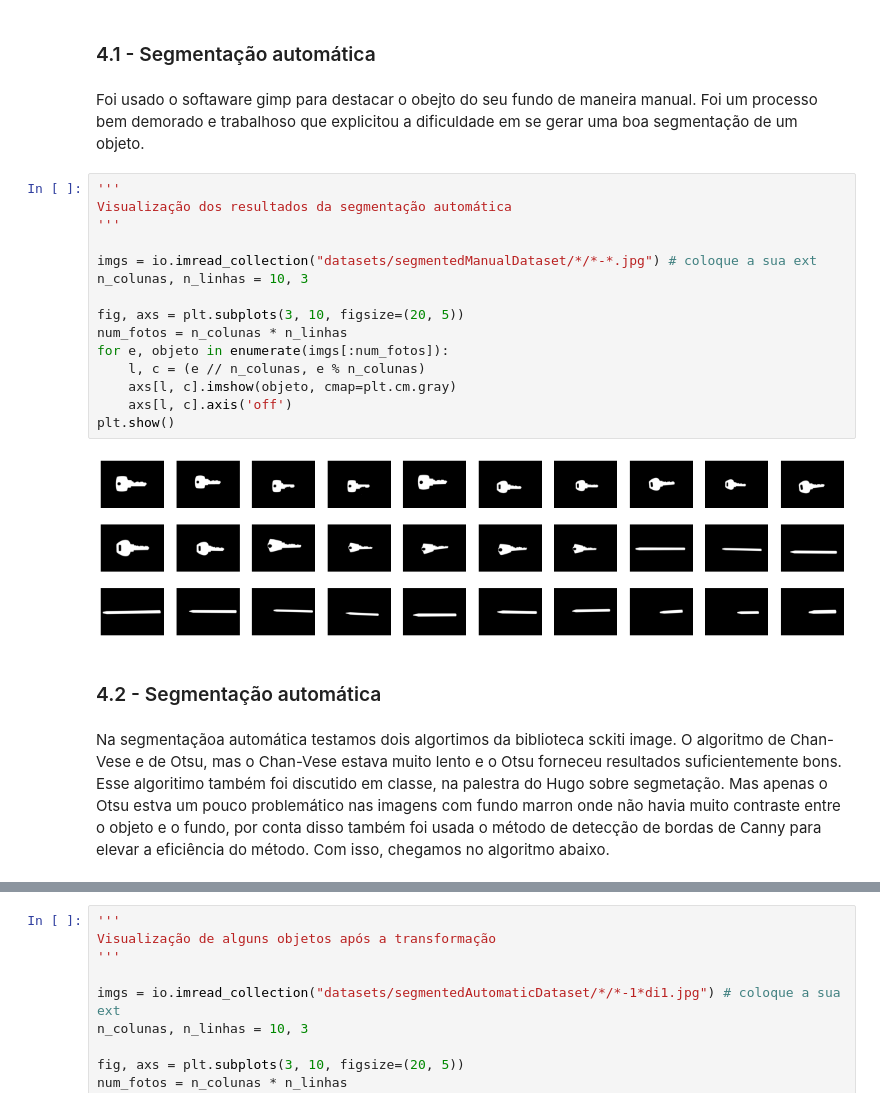
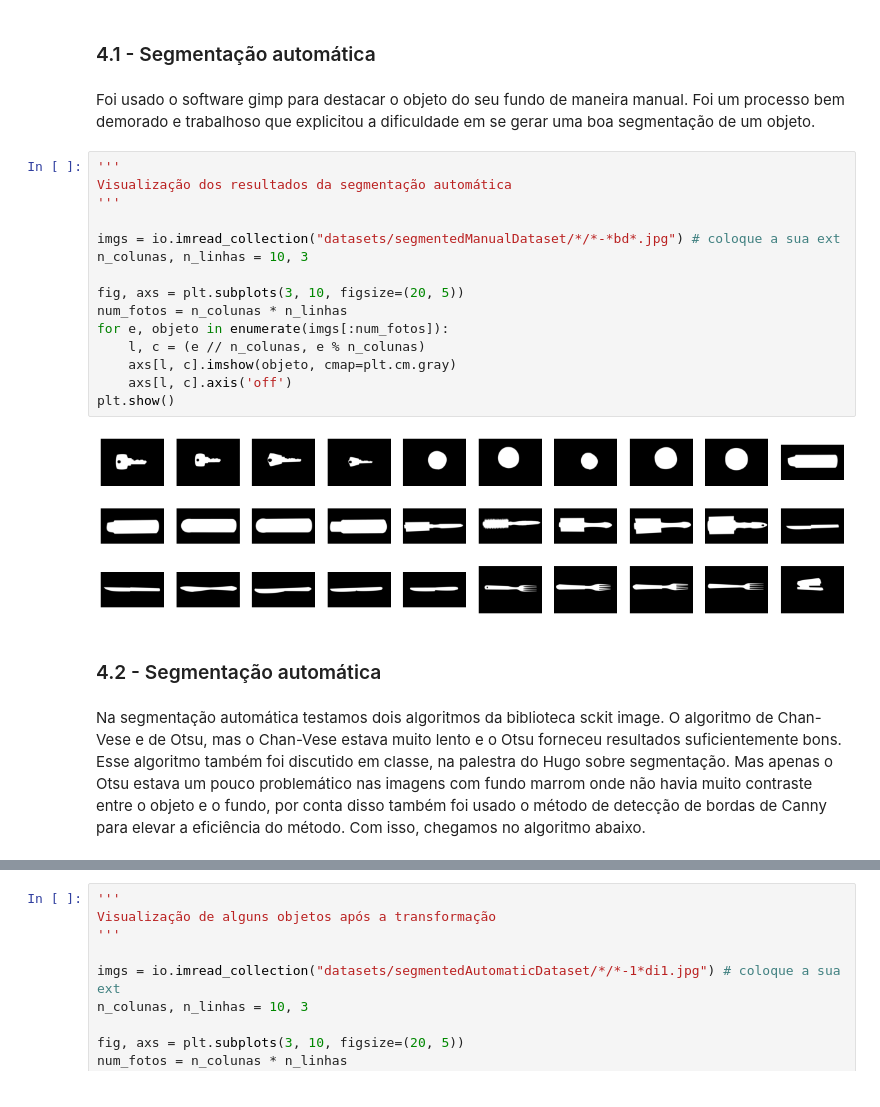
Before and after one commit to GiuliaCN/MAC0417, a Jupyter notebook: ep3_segmetacao.ipynb, the cells around one changed output, grey strips where cells are left out. Saved outputs shown, nothing was run; the diff lists cells and outputs as text.

Commit message:
Finalização do algoritmo

```diff
--- a/ep3_segmetacao.ipynb
+++ b/ep3_segmetacao.ipynb
@@ -95,28 +87,28 @@ plt.show()
 # %% [markdown]
 ### 4.1 - Segmentação automática
 # %% [markdown]
-Foi usado o softaware gimp para destacar o obejto do seu fundo de maneira manual. Foi um processo bem demorado e trabalhoso que explicitou a dificuldade em se gerar uma boa segmentação de um objeto.
+Foi usado o software gimp para destacar o objeto do seu fundo de maneira manual. Foi um processo bem demorado e trabalhoso que explicitou a dificuldade em se gerar uma boa segmentação de um objeto.
 # %%
 '''
 Visualização dos resultados da segmentação automática
 '''
 
-imgs = io.imread_collection("datasets/segmentedManualDataset/*/*-*.jpg") # coloque a sua ext
+imgs = io.imread_collection("datasets/segmentedManualDataset/*/*-*bd*.jpg") # coloque a sua ext
 n_colunas, n_linhas = 10, 3
 
 fig, axs = plt.subplots(3, 10, figsize=(20, 5))
 num_fotos = n_colunas * n_linhas
 for e, objeto in enumerate(imgs[:num_fotos]):
     l, c = (e // n_colunas, e % n_colunas)
     axs[l, c].imshow(objeto, cmap=plt.cm.gray)
     axs[l, c].axis('off')
 plt.show()
 # %% [output]
-[figure, old version]
+[figure, new version]
 # %% [markdown]
 ### 4.2 - Segmentação automática
 # %% [markdown]
-Na segmentaçãoa automática testamos dois algortimos da biblioteca sckiti image. O algoritmo de Chan-Vese e de Otsu, mas o Chan-Vese estava muito lento e o Otsu forneceu resultados suficientemente bons. Esse algoritimo também foi discutido em classe, na palestra do Hugo sobre segmetação. Mas apenas o Otsu estva um pouco problemático nas imagens com fundo marron onde não havia muito contraste entre o objeto e o fundo, por conta disso também foi usada o método de detecção de bordas de Canny para elevar a eficiência do método. Com isso, chegamos no algoritmo abaixo.
+Na segmentação automática testamos dois algoritmos da biblioteca sckit image. O algoritmo de Chan-Vese e de Otsu, mas o Chan-Vese estava muito lento e o Otsu forneceu resultados suficientemente bons. Esse algoritmo também foi discutido em classe, na palestra do Hugo sobre segmentação. Mas apenas o Otsu estava um pouco problemático nas imagens com fundo marrom onde não havia muito contraste entre o objeto e o fundo, por conta disso também foi usado o método de detecção de bordas de Canny para elevar a eficiência do método. Com isso, chegamos no algoritmo abaixo.
 # %%
 '''
 Gerar imagens binárias, objeto branco e fundo preto
```
Also changed, not shown: parts of 25 cells of this notebook.
